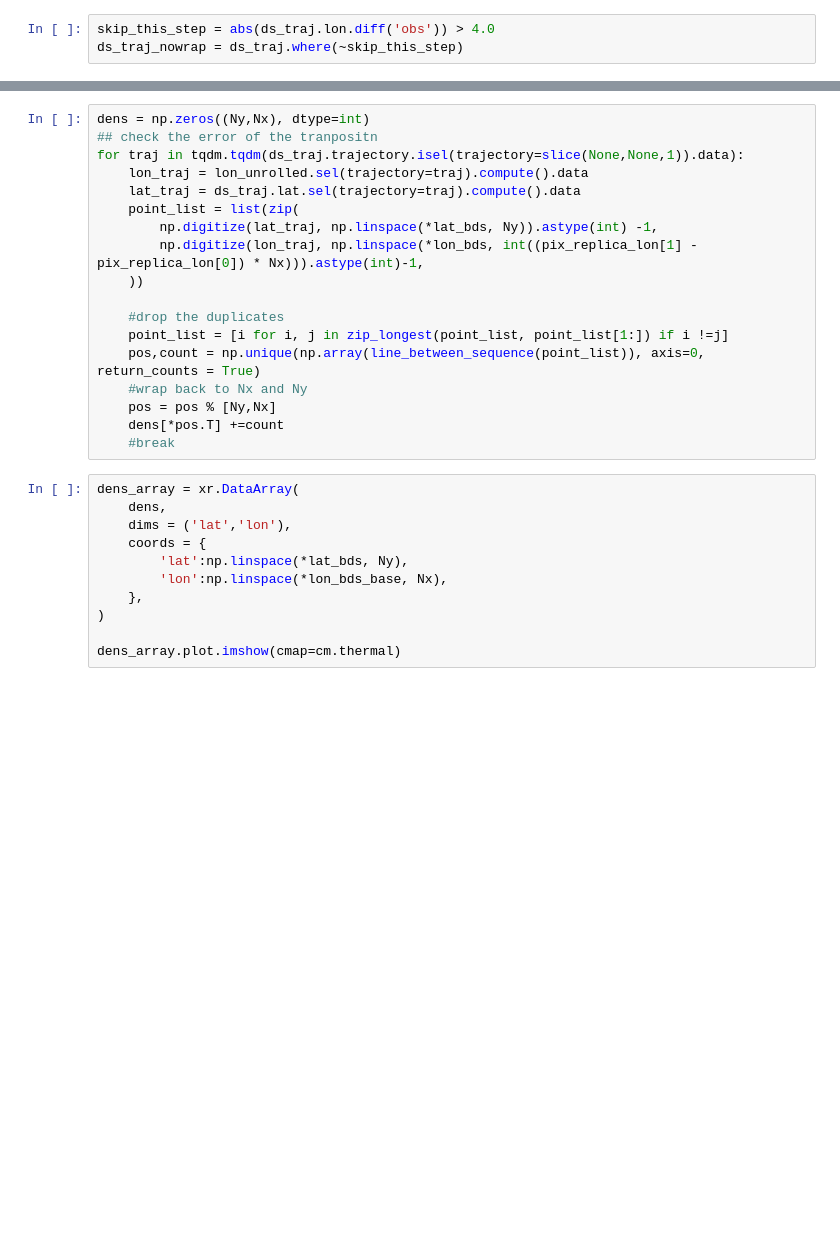
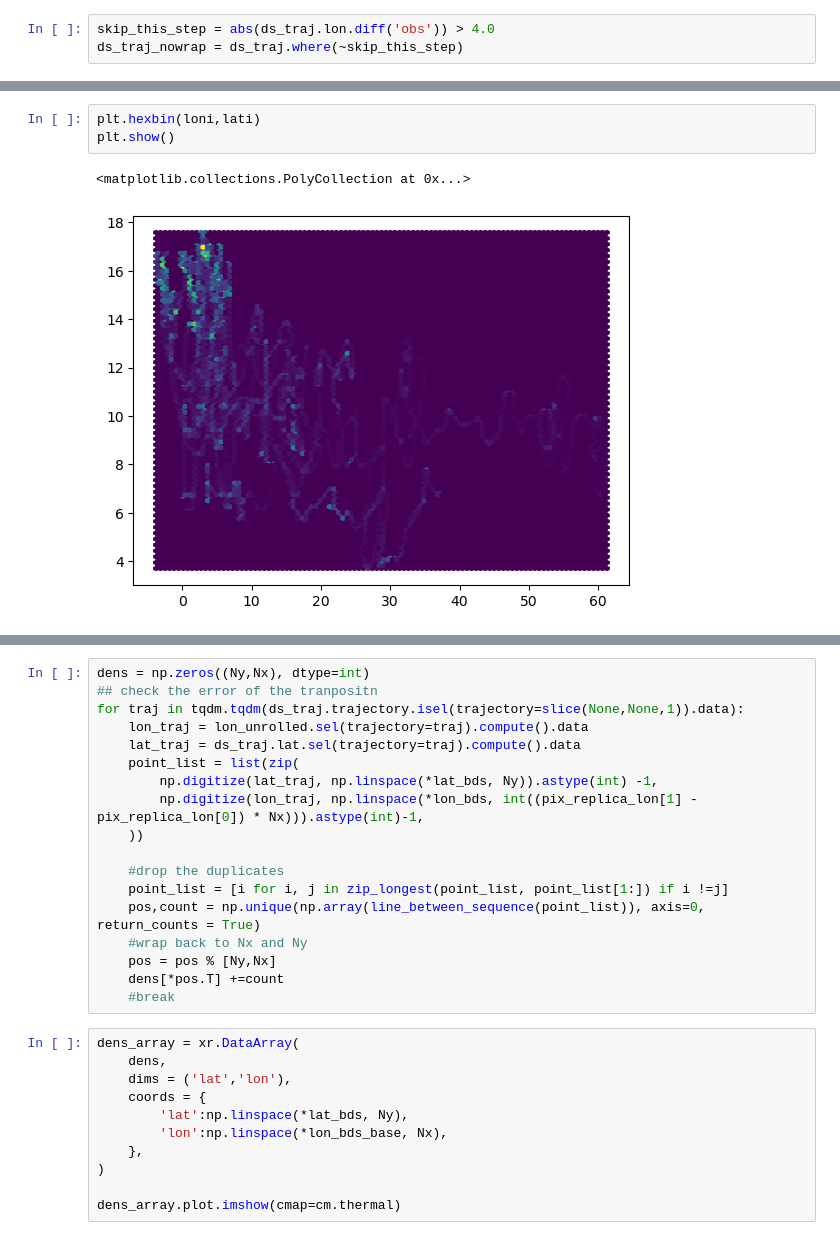
Before and after one commit to danliba/FESOMparcels_first, a Jupyter notebook: notebooks/density_plot.ipynb, the cells around one changed output, grey strips where cells are left out. Drawn from its saved outputs; the diff is of its cells as text; blank space fills up the shorter version.

```diff
--- a/notebooks/density_plot.ipynb
+++ b/notebooks/density_plot.ipynb
@@ -87,0 +632,6 @@ lon_bds, lat_bds
+# %%
+plt.hexbin(loni,lati)
+plt.show()
+# %% [output]
+<matplotlib.collections.PolyCollection at 0x...>
+[figure, added]
```
Also changed, not shown: parts of 14 cells of this notebook, 13 other files.
